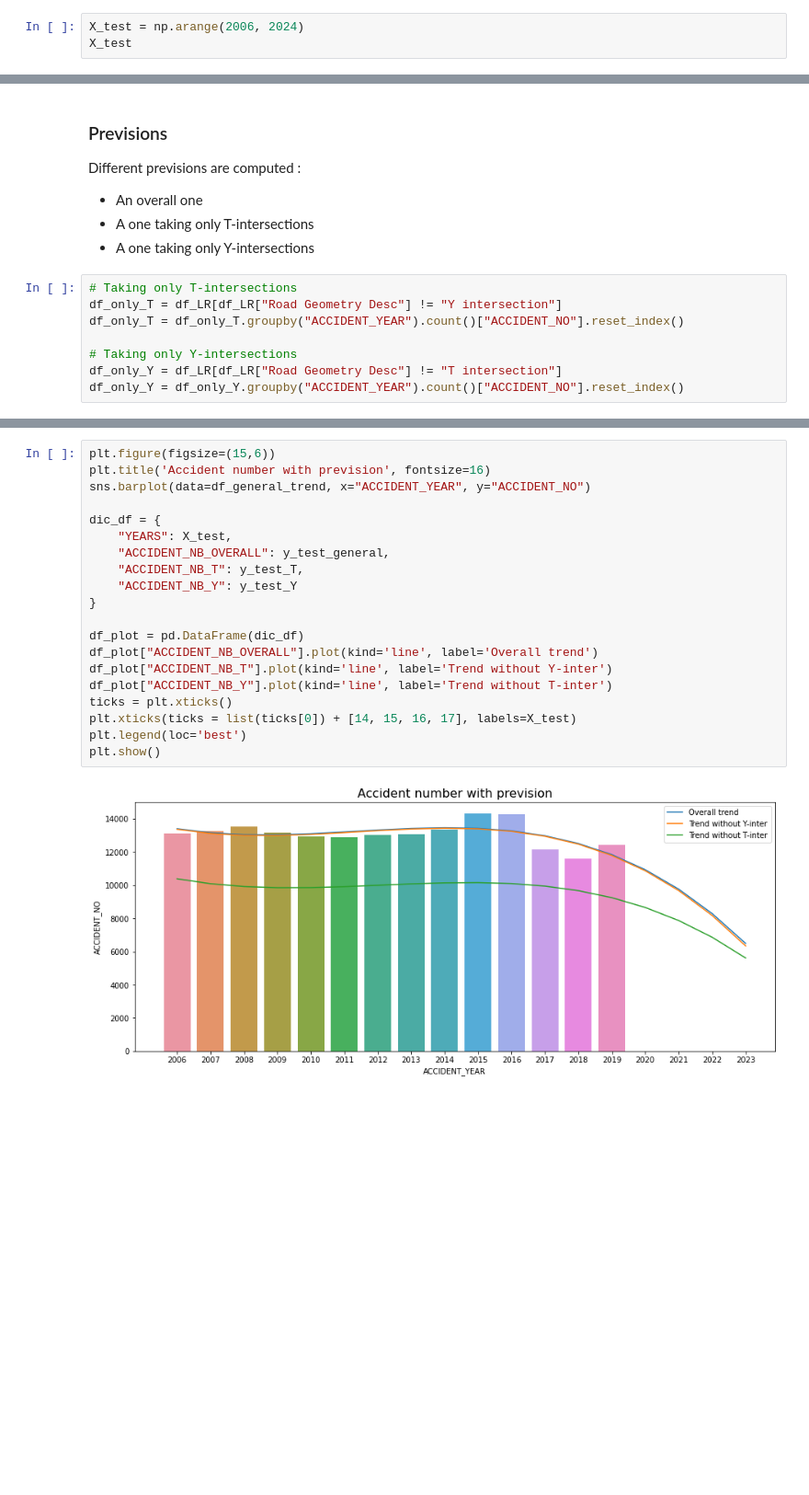
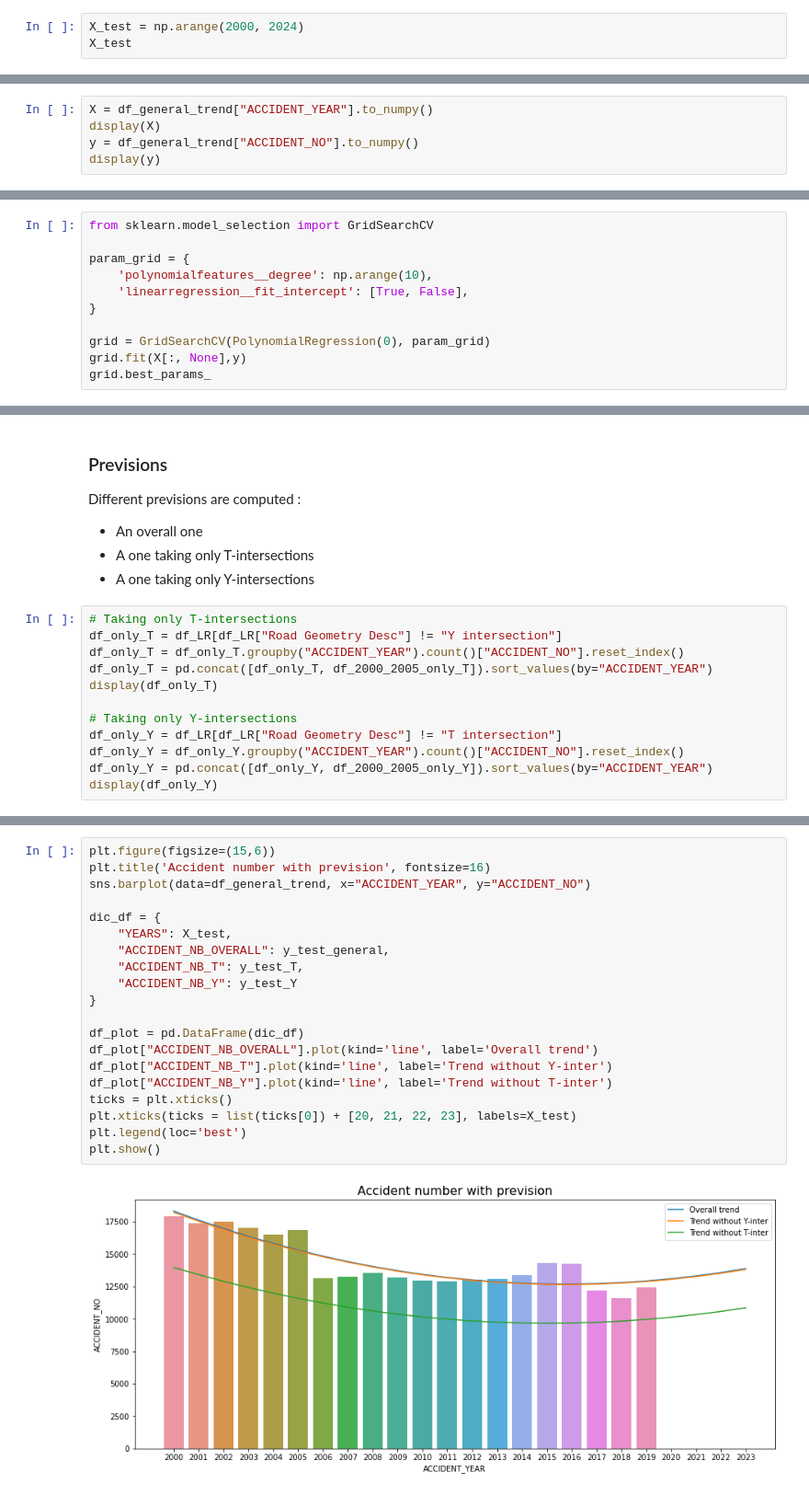
Before and after one commit to lethib/enea_study_case, a Jupyter notebook: models.ipynb, the cells around one changed output, grey strips where cells are left out. Shown at 92% size. Drawn from its saved outputs; the diff is of its cells as text; blank space fills up the shorter version.

```diff
--- a/models.ipynb
+++ b/models.ipynb
@@ -220,6 +259,6 @@ df_general_trend
 | 12 | 2018 | 11608 |
 | 13 | 2019 | 12425 |
 # %%
-X_test = np.arange(2006, 2024)
+X_test = np.arange(2000, 2024)
 X_test
 # %% [output]
@@ -255,0 +296,5 @@ plt.show()
+# %%
+X = df_general_trend["ACCIDENT_YEAR"].to_numpy()
+display(X)
+y = df_general_trend["ACCIDENT_NO"].to_numpy()
+display(y)
@@ -255,0 +307,11 @@ plt.show()
+# %%
+from sklearn.model_selection import GridSearchCV
+
+param_grid = {
+    'polynomialfeatures__degree': np.arange(10),
+    'linearregression__fit_intercept': [True, False],
+}
+
+grid = GridSearchCV(PolynomialRegression(0), param_grid)
+grid.fit(X[:, None],y)
+grid.best_params_
@@ -264,7 +328,11 @@ Different previsions are computed :
 # Taking only T-intersections
 df_only_T = df_LR[df_LR["Road Geometry Desc"] != "Y intersection"]
 df_only_T = df_only_T.groupby("ACCIDENT_YEAR").count()["ACCIDENT_NO"].reset_index()
+df_only_T = pd.concat([df_only_T, df_2000_2005_only_T]).sort_values(by="ACCIDENT_YEAR")
+display(df_only_T)
 
 # Taking only Y-intersections
 df_only_Y = df_LR[df_LR["Road Geometry Desc"] != "T intersection"]
 df_only_Y = df_only_Y.groupby("ACCIDENT_YEAR").count()["ACCIDENT_NO"].reset_index()
+df_only_Y = pd.concat([df_only_Y, df_2000_2005_only_Y]).sort_values(by="ACCIDENT_YEAR")
+display(df_only_Y)
@@ -284,22 +390,22 @@ y_test_Y = PolynomialRegression(3).fit(X_Y[:, None], y_Y).predict(X_test[:, None
 # %%
 plt.figure(figsize=(15,6))
 plt.title('Accident number with prevision', fontsize=16)
 sns.barplot(data=df_general_trend, x="ACCIDENT_YEAR", y="ACCIDENT_NO")
 
 dic_df = {
     "YEARS": X_test,
     "ACCIDENT_NB_OVERALL": y_test_general,
     "ACCIDENT_NB_T": y_test_T,
     "ACCIDENT_NB_Y": y_test_Y
 }
 
 df_plot = pd.DataFrame(dic_df)
 df_plot["ACCIDENT_NB_OVERALL"].plot(kind='line', label='Overall trend')
 df_plot["ACCIDENT_NB_T"].plot(kind='line', label='Trend without Y-inter')
 df_plot["ACCIDENT_NB_Y"].plot(kind='line', label='Trend without T-inter')
 ticks = plt.xticks()
-plt.xticks(ticks = list(ticks[0]) + [14, 15, 16, 17], labels=X_test)
+plt.xticks(ticks = list(ticks[0]) + [20, 21, 22, 23], labels=X_test)
 plt.legend(loc='best')
 plt.show()
 # %% [output]
-[figure, old version]
+[figure, new version]
```
Also changed, not shown: parts of 13 cells of this notebook, 2 other files.
